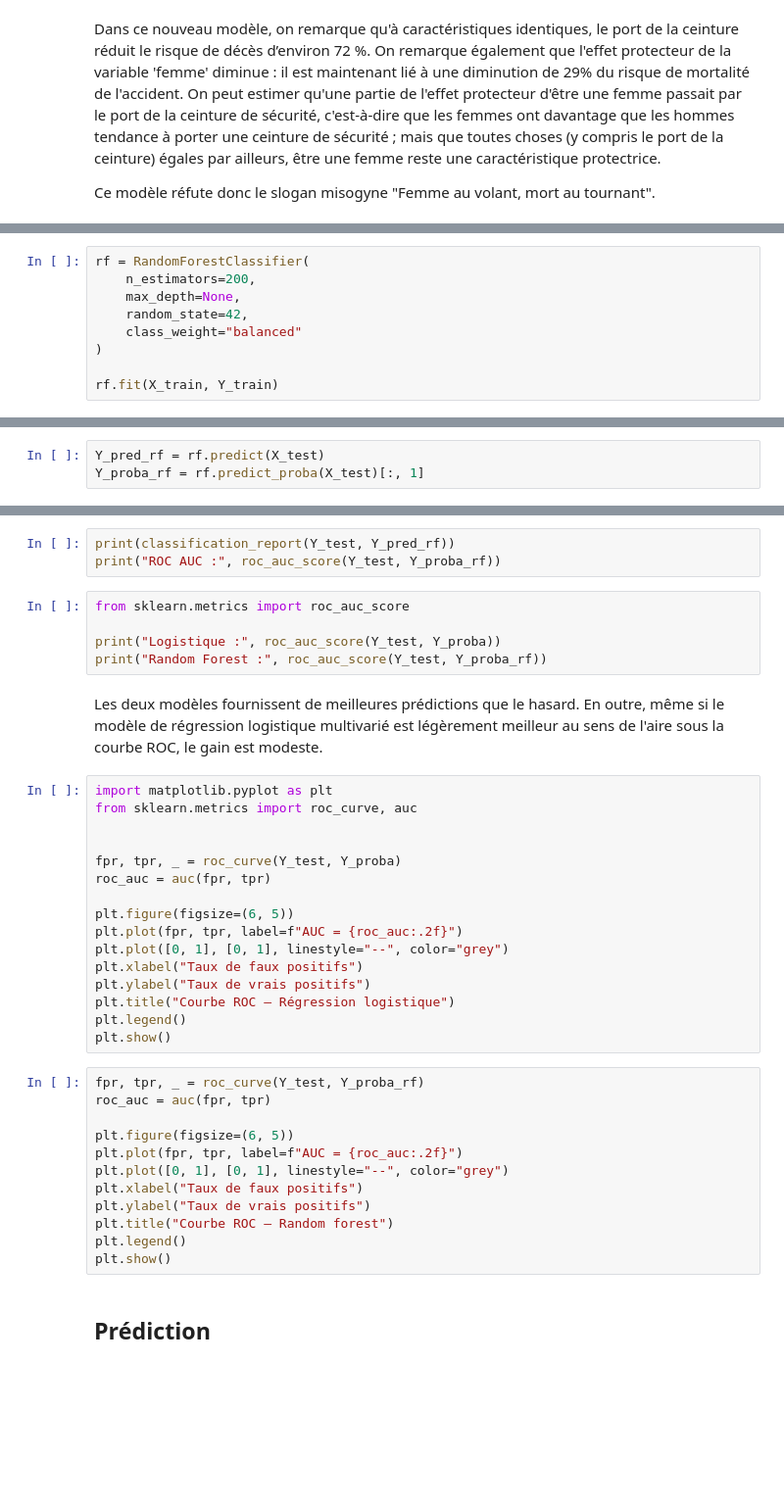
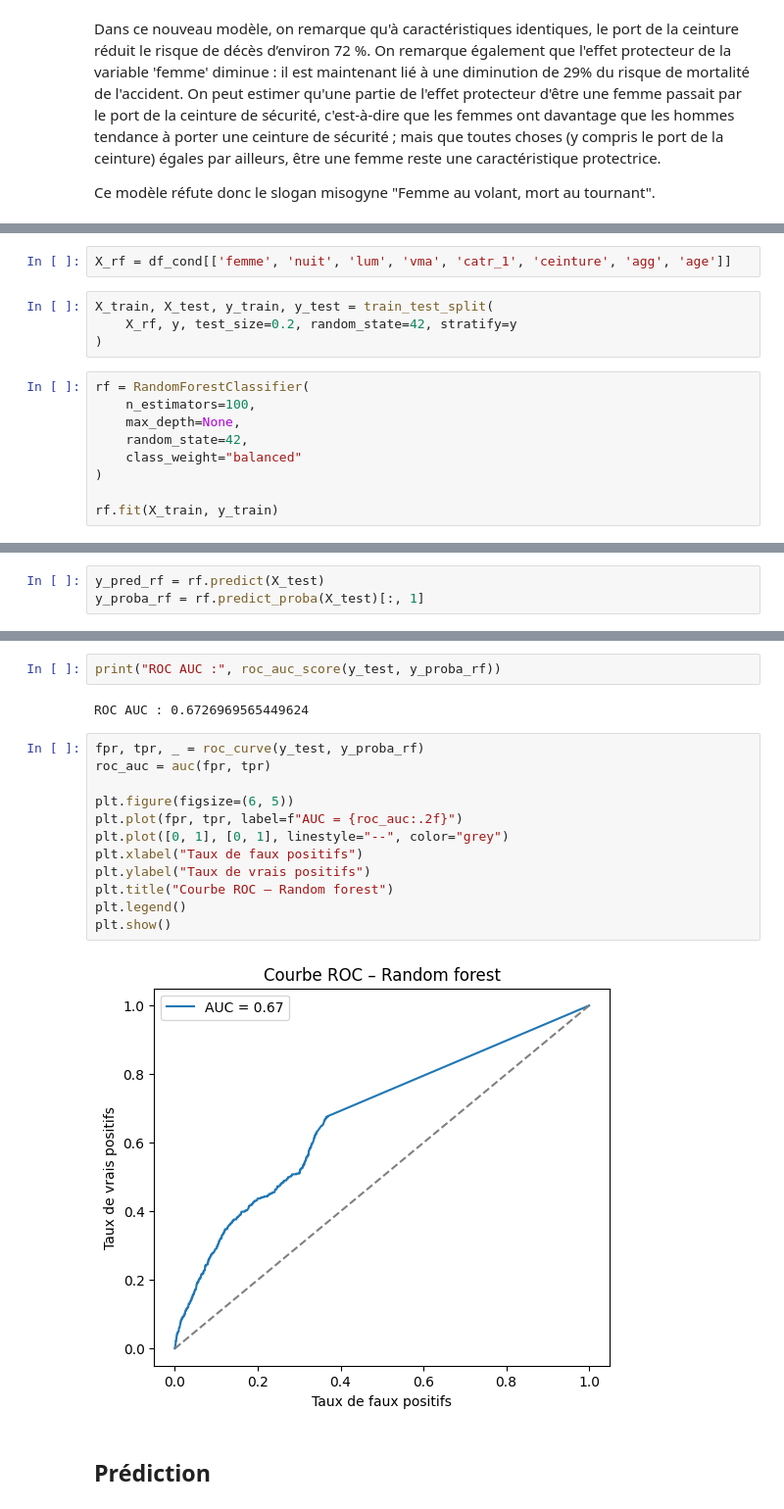
Before and after one commit to JohanneBohn/Femme-au-volant-mort-au-tournant-, a Jupyter notebook: rapport.ipynb, the cells around one changed output, grey strips where cells are left out. Shown at 98% size. Cells and saved outputs as stored; diff of their text form; blank space fills up the shorter version.

Commit message:
random forest clean & décrite

```diff
--- a/rapport.ipynb
+++ b/rapport.ipynb
@@ -624,9 +604,15 @@ from sklearn.metrics import classification_report, roc_auc_score
+# %%
+X_rf = df_cond[['femme', 'nuit', 'lum', 'vma', 'catr_1', 'ceinture', 'agg', 'age']]
+# %%
+X_train, X_test, y_train, y_test = train_test_split(
+    X_rf, y, test_size=0.2, random_state=42, stratify=y
+)
 # %%
 rf = RandomForestClassifier(
-    n_estimators=200,
+    n_estimators=100,
     max_depth=None,
     random_state=42,
     class_weight="balanced"
 )
 
-rf.fit(X_train, Y_train)
+rf.fit(X_train, y_train)
@@ -633,4 +621,4 @@ rf.fit(X_train, Y_train)
 # %%
-Y_pred_rf = rf.predict(X_test)
-Y_proba_rf = rf.predict_proba(X_test)[:, 1]
+y_pred_rf = rf.predict(X_test)
+y_proba_rf = rf.predict_proba(X_test)[:, 1]
 # %%
@@ -640,41 +639,21 @@ On choisit d'utiliser la ROC AUC pour comparer les performances de la random for
 # %%
-print(classification_report(Y_test, Y_pred_rf))
-print("ROC AUC :", roc_auc_score(Y_test, Y_proba_rf))
+print("ROC AUC :", roc_auc_score(y_test, y_proba_rf))
+# %% [output]
+ROC AUC : 0.6726969565449624
-# %%
-from sklearn.metrics import roc_auc_score
-
-print("Logistique :", roc_auc_score(Y_test, Y_proba))
-print("Random Forest :", roc_auc_score(Y_test, Y_proba_rf))
-# %% [markdown]
-Les deux modèles fournissent de meilleures prédictions que le hasard. En outre, même si le modèle de régression logistique multivarié est légèrement meilleur au sens de l'aire sous la courbe ROC, le gain est modeste.
-# %%
-import matplotlib.pyplot as plt
-from sklearn.metrics import roc_curve, auc
-
-
-fpr, tpr, _ = roc_curve(Y_test, Y_proba)
-roc_auc = auc(fpr, tpr)
-
-plt.figure(figsize=(6, 5))
-plt.plot(fpr, tpr, label=f"AUC = {roc_auc:.2f}")
-plt.plot([0, 1], [0, 1], linestyle="--", color="grey")
-plt.xlabel("Taux de faux positifs")
-plt.ylabel("Taux de vrais positifs")
-plt.title("Courbe ROC – Régression logistique")
-plt.legend()
-plt.show()
 # %%
-fpr, tpr, _ = roc_curve(Y_test, Y_proba_rf)
+fpr, tpr, _ = roc_curve(y_test, y_proba_rf)
 roc_auc = auc(fpr, tpr)
 
 plt.figure(figsize=(6, 5))
 plt.plot(fpr, tpr, label=f"AUC = {roc_auc:.2f}")
 plt.plot([0, 1], [0, 1], linestyle="--", color="grey")
 plt.xlabel("Taux de faux positifs")
 plt.ylabel("Taux de vrais positifs")
 plt.title("Courbe ROC – Random forest")
 plt.legend()
 plt.show()
+# %% [output]
+[figure, added]
 # %% [markdown]
 ## Prédiction
 # %%
```
Also changed, not shown: parts of 18 cells of this notebook.
